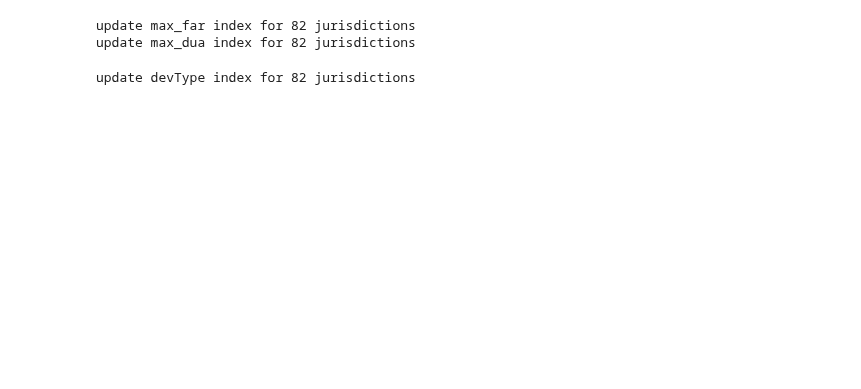
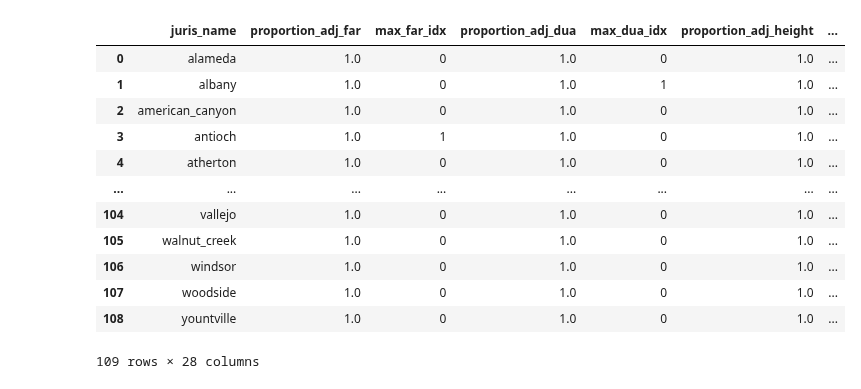
Before and after one commit to BayAreaMetro/petrale, a Jupyter notebook: policies/plu/hybrid_index_fb_revision.ipynb, the cells around one changed output. Saved outputs shown, nothing was run; the diff lists cells and outputs as text; code cells hidden in the pictures; blank space fills up the shorter version.

```diff
--- a/policies/plu/hybrid_index_fb_revision.ipynb
+++ b/policies/plu/hybrid_index_fb_revision.ipynb
@@ -8,32 +8,29 @@ os.chdir(working_dir)
 # %%
 # read Draft Blueprint hybrid index
 db_hybrid_idx = pd.read_csv('idx_urbansim.csv')
 #display(db_hybrid_idx.head())
 fb_hybrid_idx = db_hybrid_idx.copy()
 
 # read hybrid index updating lookup
 idx_update = pd.read_csv('hybrid_idx_update_10192020.csv')
-idx_update.set_index('juris', inplace=True)
+#display(idx_update.head())
+
+fb_hybrid_idx = fb_hybrid_idx.merge(idx_update,
+                                    left_on='juris_name',
+                                    right_on='juris',
+                                    how='left')
+display(fb_hybrid_idx)
+# %% [output]
+|  | juris_name | proportion_adj_far | max_far_idx | proportion_adj_dua | max_dua_idx | proportion_adj_height | ... |
+| 0 | alameda | 1.0 | 0 | 1.0 | 0 | 1.0 | ... |
+| 1 | albany | 1.0 | 0 | 1.0 | 1 | 1.0 | ... |
+| 2 | american_canyon | 1.0 | 0 | 1.0 | 0 | 1.0 | ... |
+| 3 | antioch | 1.0 | 1 | 1.0 | 0 | 1.0 | ... |
+| 4 | atherton | 1.0 | 0 | 1.0 | 0 | 1.0 | ... |
+| ... | ... | ... | ... | ... | ... | ... | ... |
+| 104 | vallejo | 1.0 | 0 | 1.0 | 0 | 1.0 | ... |
+| 105 | walnut_creek | 1.0 | 0 | 1.0 | 0 | 1.0 | ... |
+| 106 | windsor | 1.0 | 0 | 1.0 | 0 | 1.0 | ... |
+| 107 | woodside | 1.0 | 0 | 1.0 | 0 | 1.0 | ... |
+| 108 | yountville | 1.0 | 0 | 1.0 | 0 | 1.0 | ... |
+109 rows × 28 columns
-# %%
-# update max_far_index and max_dua_index
-
-for intensity in ['max_far', 'max_dua']:
-    intensity_update = idx_update[intensity].dropna()
-    print('update {} index for {} jurisdictions'.format(intensity, intensity_update.shape[0]))
-
-    for juris in intensity_update.index:
-        fb_hybrid_idx.loc[fb_hybrid_idx.juris_name == juris, intensity+'_idx'] = intensity_update[juris]
-# %% [output]
-update max_far index for 82 jurisdictions
-update max_dua index for 82 jurisdictions
-# %%
-# update allowable dev type index
-
-blg_type_update = idx_update['blg_type'].dropna()
-print('update devType index for {} jurisdictions'.format(blg_type_update.shape[0]))
-
-for juris in blg_type_update.index:
-    for devType in ['HS','HT','HM','OF','HO','SC','IL','IW','IH','RS','RB','MR','MT','ME']:
-        fb_hybrid_idx.loc[fb_hybrid_idx.juris_name == juris, devType+'_idx'] = blg_type_update[juris]
-# %% [output]
-update devType index for 82 jurisdictions
```
Also changed, not shown: parts of 3 cells of this notebook, 1 other file.
